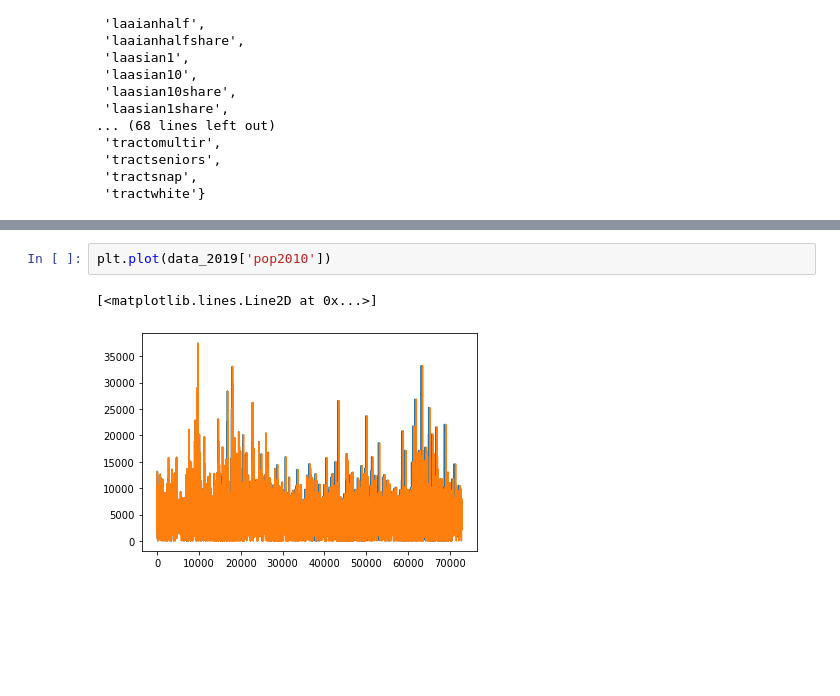
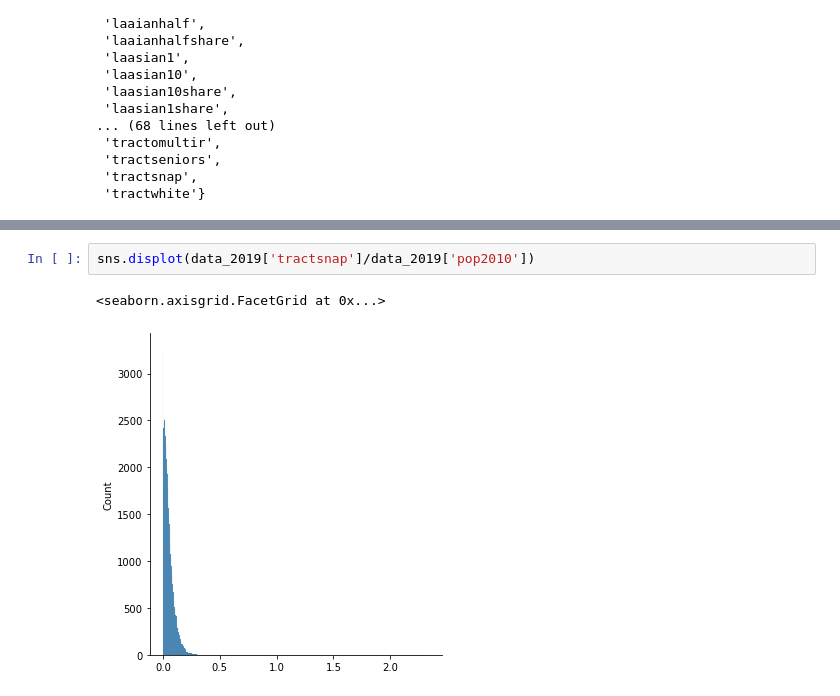
Before and after one commit to derryzrli/food-insecurity-analysis, a Jupyter notebook: starter-code_k.ipynb, the cells around one changed output, grey strips where cells are left out. Cells and saved outputs as stored; diff of their text form; blank space fills up the shorter version.

```diff
--- a/starter-code_k.ipynb
+++ b/starter-code_k.ipynb
@@ -114,5 +138,5 @@ set(data_2019.columns) - set(data_2010.columns)
 # %%
-plt.plot(data_2019['pop2010'])
+sns.displot(data_2019['tractsnap']/data_2019['pop2010'])
 # %% [output]
-[<matplotlib.lines.Line2D at 0x...>]
+<seaborn.axisgrid.FacetGrid at 0x...>
-[figure, old version]
+[figure, new version]
```
Also changed, not shown: parts of 6 cells of this notebook.
